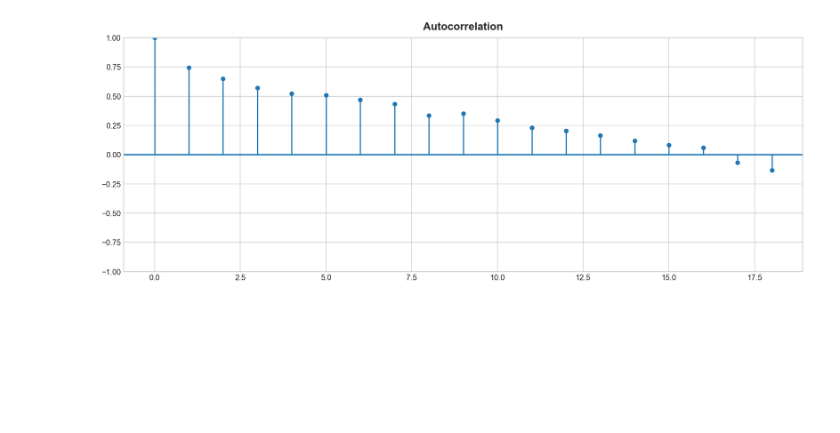
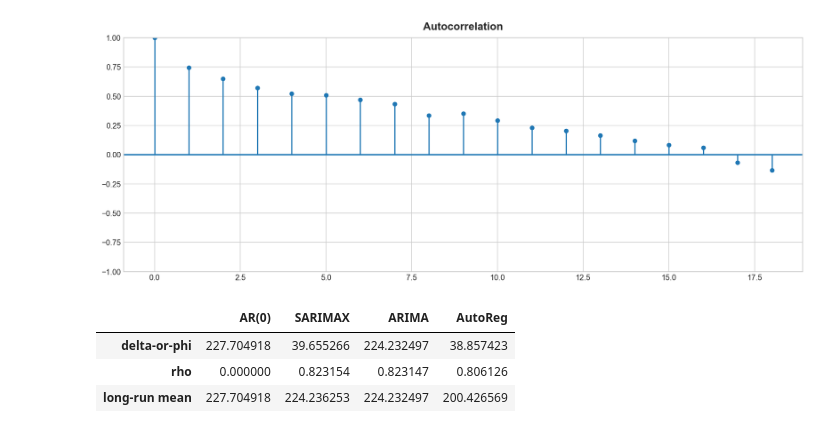
Before and after one commit to Flockyy/time-series, a Jupyter notebook: lr.ipynb, the cells around one changed output. Drawn from its saved outputs; the diff is of its cells as text; code cells hidden in the pictures; blank space fills up the shorter version.

```diff
--- a/lr.ipynb
+++ b/lr.ipynb
@@ -324,3 +324,36 @@ array([ 1.        ,  0.74538219,  0.64979156,  0.56931726,  0.52192616,
 pm.plot_acf(dfmonth[['cnt']])
 # %% [output]
 [figure]
+# %%
+from statsmodels.tsa.api import SARIMAX, AutoReg
+from statsmodels.tsa.arima.model import ARIMA
+
+ar0_res = SARIMAX(dfmonth[['cnt']], order=(0, 0, 0), trend="c").fit()
+sarimax_res = SARIMAX(dfmonth[['cnt']], order=(1, 0, 0), trend="c").fit()
+arima_res = ARIMA(dfmonth[['cnt']], order=(1, 0, 0), trend="c").fit()
+autoreg_res = AutoReg(dfmonth[['cnt']], 1, trend="c").fit()
+# %%
+intercept = [
+    ar0_res.params[0],
+    sarimax_res.params[0],
+    arima_res.params[0],
+    autoreg_res.params[0],
+]
+rho_hat = [0] + [r.params[1] for r in (sarimax_res, arima_res, autoreg_res)]
+long_run = [
+    ar0_res.params[0],
+    sarimax_res.params[0] / (1 - sarimax_res.params[1]),
+    arima_res.params[0],
+    autoreg_res.params[0] / (1 - autoreg_res.params[1]),
+]
+cols = ["AR(0)", "SARIMAX", "ARIMA", "AutoReg"]
+pd.DataFrame(
+    [intercept, rho_hat, long_run],
+    columns=cols,
+    index=["delta-or-phi", "rho", "long-run mean"],
+)
+# %% [output]
+|  | AR(0) | SARIMAX | ARIMA | AutoReg |
+| delta-or-phi | 227.704918 | 39.655266 | 224.232497 | 38.857423 |
+| rho | 0.000000 | 0.823154 | 0.823147 | 0.806126 |
+| long-run mean | 227.704918 | 224.236253 | 224.232497 | 200.426569 |
```
Also changed, not shown: parts of 6 cells of this notebook.
